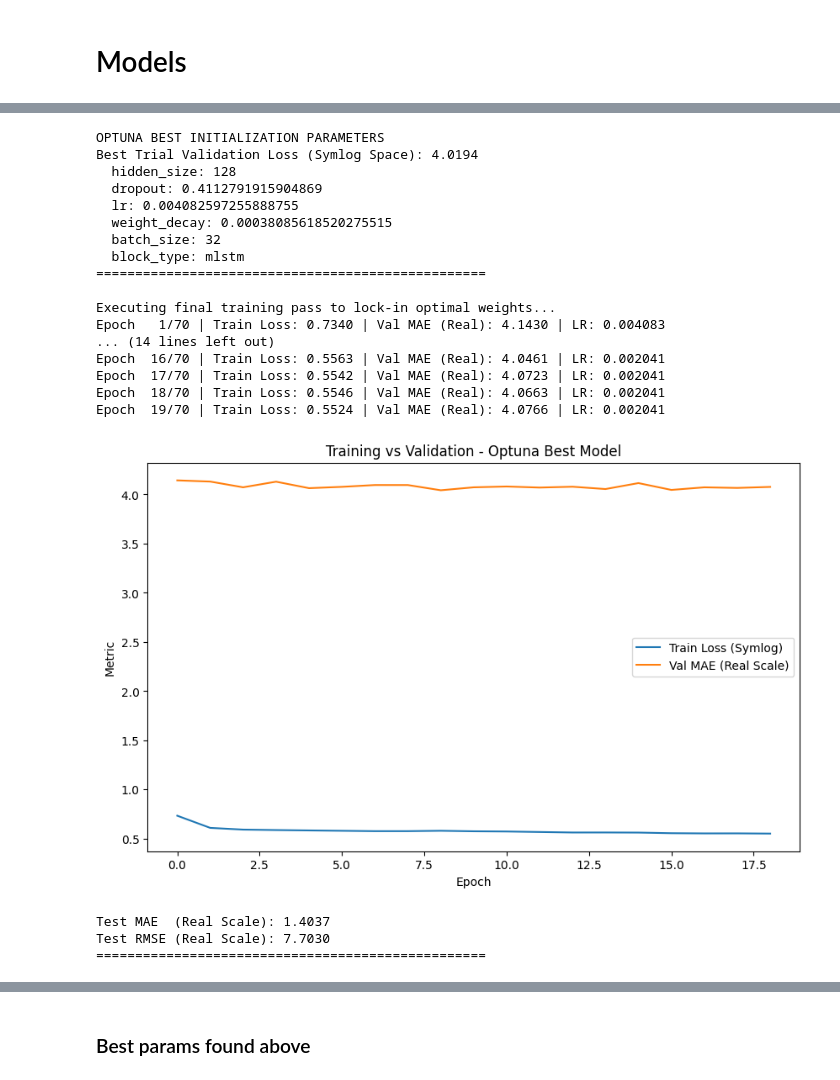
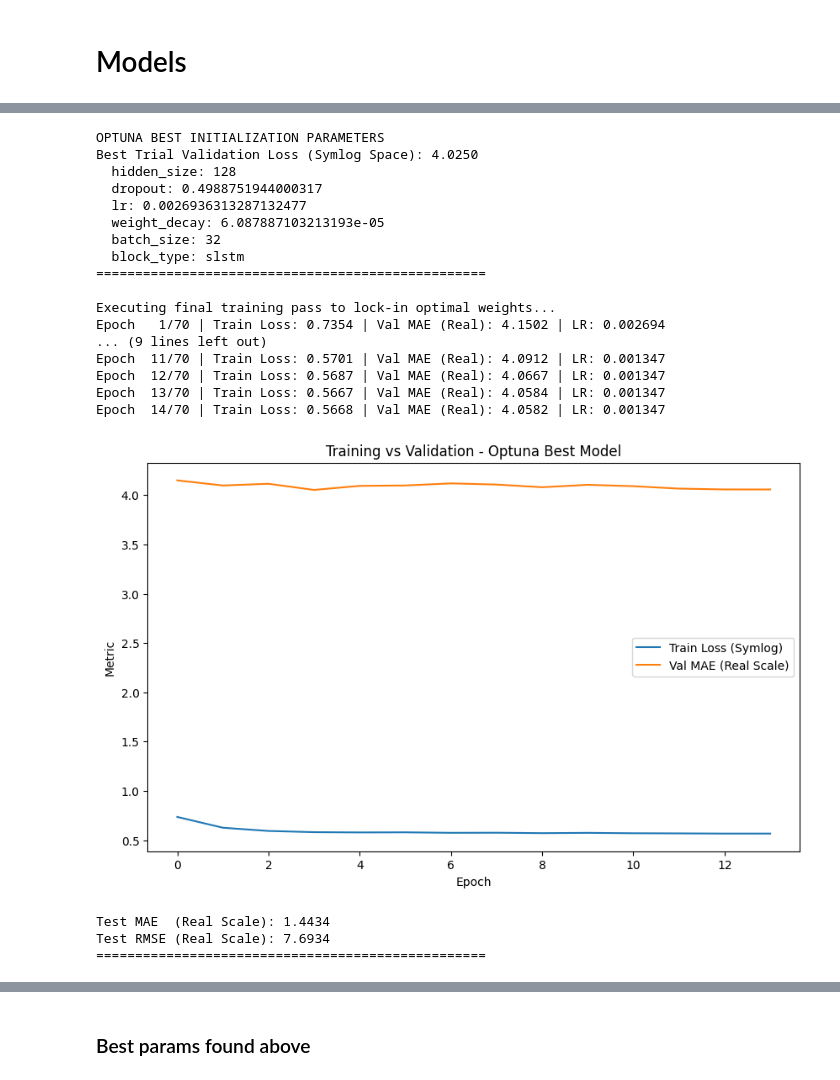
Before and after one commit to dvdbaggio/Mixed-Frequency-Forecasting, a Jupyter notebook: Model/xlstm_shallow.ipynb, the cells around one changed output, grey strips where cells are left out. Saved outputs shown, nothing was run; the diff lists cells and outputs as text; code cells hidden in the pictures.

```diff
--- a/Model/xlstm_shallow.ipynb
+++ b/Model/xlstm_shallow.ipynb
@@ -404,17 +439,18 @@ def train_model(model, train_loader, val_loader, criterion, lr, weight_decay, ep
         train_loss = 0.0
         train_valid_count = 0
 
-        for x_batch, y_batch, mask_batch, lengths in train_loader:
+        for x_batch, y_batch, mask_batch, static_batch, lengths in train_loader:
             x_batch = x_batch.to(device)
             y_batch = y_batch.to(device)
             mask_batch = mask_batch.to(device)
+            static_batch = static_batch.to(device)
             lengths = lengths.to(device)
 
             if mask_batch.sum() == 0:
                 continue
 
             optimizer.zero_grad()
-            preds = model(x_batch, lengths)
+            preds = model(x_batch, lengths, static_batch)
             valid_count = mask_batch.sum().item()
 
             loss = criterion(
@@ -442,17 +478,18 @@ def train_model(model, train_loader, val_loader, criterion, lr, weight_decay, ep
 
         with torch.no_grad():
 
-            for x_batch, y_batch, mask_batch, lengths in val_loader:
+            for x_batch, y_batch, mask_batch, static_batch, lengths in val_loader:
 
                 x_batch = x_batch.to(device)
                 y_batch = y_batch.to(device)
                 mask_batch = mask_batch.to(device)
+                static_batch = static_batch.to(device)
                 lengths = lengths.to(device)
 
                 if mask_batch.sum() == 0:
                     continue
 
-                preds = model(x_batch, lengths)
+                preds = model(x_batch, lengths, static_batch)
 
                 valid_count = mask_batch.sum().item()
 
@@ -518,14 +555,14 @@ def train_model_v2(model, train_loader, val_loader, criterion, optimizer, epochs
         model.train()
         train_loss = 0.0
         train_valid_count = 0
-        for x_batch, y_batch, mask_batch, lengths in train_loader:
-            x_batch, y_batch, mask_batch, lengths = x_batch.to(device), y_batch.to(device), mask_batch.to(device), lengths.to(device)
+        for x_batch, y_batch, mask_batch, static_batch, lengths in train_loader:
+            x_batch, y_batch, mask_batch, static_batch, lengths = x_batch.to(device), y_batch.to(device), mask_batch.to(device), static_batch.to(device), lengths.to(device)
 
             if mask_batch.sum() == 0:
                 continue
 
             optimizer.zero_grad()
-            preds = model(x_batch, lengths)
+            preds = model(x_batch, lengths, static_batch)
             valid_count = mask_batch.sum().item()
             loss = criterion(preds[mask_batch], y_batch[mask_batch])
             loss.backward()
@@ -541,13 +578,13 @@ def train_model_v2(model, train_loader, val_loader, criterion, optimizer, epochs
         val_real_mae = 0.0
         val_valid_count = 0
         with torch.no_grad():
-            for x_batch, y_batch, mask_batch, lengths in val_loader:
-                x_batch, y_batch, mask_batch, lengths = x_batch.to(device), y_batch.to(device), mask_batch.to(device), lengths.to(device)
+            for x_batch, y_batch, mask_batch, static_batch, lengths in val_loader:
+                x_batch, y_batch, mask_batch, static_batch, lengths = x_batch.to(device), y_batch.to(device), mask_batch.to(device), static_batch.to(device), lengths.to(device)
 
                 if mask_batch.sum() == 0:
                     continue
 
-                preds = model(x_batch, lengths)
+                preds = model(x_batch, lengths, static_batch)
                 valid_count = mask_batch.sum().item()
                 preds_real = inverse_symlog_tensor(preds[mask_batch])
                 y_real = inverse_symlog_tensor(y_batch[mask_batch])
@@ -586,11 +623,11 @@ def evaluate_real_metrics(model, test_loader, device):
     total_samples = 0
 
     with torch.no_grad():
-        for x_batch, y_batch_symlog, mask_batch, lengths in test_loader:
-            x_batch, y_batch_symlog, mask_batch, lengths = x_batch.to(device), y_batch_symlog.to(device), mask_batch.to(device), lengths.to(device)
+        for x_batch, y_batch_symlog, mask_batch, static_batch, lengths in test_loader:
+            x_batch, y_batch_symlog, mask_batch, static_batch, lengths = x_batch.to(device), y_batch_symlog.to(device), mask_batch.to(device), static_batch.to(device), lengths.to(device)
             if mask_batch.sum() == 0: continue
 
-            preds_symlog = model(x_batch, lengths)
+            preds_symlog = model(x_batch, lengths, static_batch)
             valid_preds_symlog = preds_symlog[mask_batch]
             valid_y_symlog = y_batch_symlog[mask_batch]
 
@@ -635,7 +672,8 @@ def objective(trial):
         hidden_size=hidden_size,
         num_targets=len(PREDICTION_TARGETS),
         dropout=dropout,
-        block_type=block_type
+        block_type=block_type,
+        static_dim=STATIC_DIM
     )
 
     # Locked onto our winner criteria from LSTM Tests:
@@ -652,10 +690,10 @@ def evaluate_per_target_metrics(model, test_loader, device, target_names):
     target_samples = {name: 0 for name in target_names}
 
     with torch.no_grad():
-        for x_batch, y_batch_symlog, mask_batch, lengths in test_loader:
-            x_batch, y_batch_symlog, mask_batch, lengths = x_batch.to(device), y_batch_symlog.to(device), mask_batch.to(device), lengths.to(device)
+        for x_batch, y_batch_symlog, mask_batch, static_batch, lengths in test_loader:
+            x_batch, y_batch_symlog, mask_batch, static_batch, lengths = x_batch.to(device), y_batch_symlog.to(device), mask_batch.to(device), static_batch.to(device), lengths.to(device)
 
-            preds_symlog = model(x_batch, lengths)
+            preds_symlog = model(x_batch, lengths, static_batch)
 
             for i, name in enumerate(target_names):
                 valid_mask = mask_batch[:, i]
@@ -723,7 +761,8 @@ final_model = ImprovedShallow_xLSTM(
     hidden_size=study.best_trial.params["hidden_size"],
     num_targets=len(PREDICTION_TARGETS),
     dropout=study.best_trial.params["dropout"],
-    block_type=study.best_trial.params["block_type"]
+    block_type=study.best_trial.params["block_type"],
+    static_dim=STATIC_DIM
 )
 
 print("Executing final training pass to lock-in optimal weights...")
@@ -733,47 +772,47 @@ val_loader_final = DataLoader(ImprovedYoYDatasetMTL(mtl_val_data, robust_scaler,
 result = train_model(
     model=final_model,
     train_loader=train_loader_final,
     val_loader=val_loader_final,
     criterion=nn.L1Loss(),
     lr=study.best_trial.params["lr"],
     weight_decay=study.best_trial.params["weight_decay"],
     epochs=MAX_EPOCHS,
     patience=PATIENCE,
     device=DEVICE
 )
 
 plt.figure(figsize=(10, 6))
 plt.plot(result["history"]["train_loss"], label="Train Loss (Symlog)")
 plt.plot(result["history"]["val_loss"], label="Val MAE (Real Scale)")
 plt.xlabel("Epoch")
 plt.ylabel("Metric")
 plt.title("Training vs Validation - Optuna Best Model")
 plt.legend()
 plt.show()
 
 final_model.load_state_dict(torch.torch.load('best_xlstm_model.pth', map_location=DEVICE))
 real_mae, real_rmse = evaluate_real_metrics(final_model, test_loader, DEVICE)
 # %% [output]
 OPTUNA BEST INITIALIZATION PARAMETERS
-Best Trial Validation Loss (Symlog Space): 4.0194
+Best Trial Validation Loss (Symlog Space): 4.0250
   hidden_size: 128
-  dropout: 0.4112791915904869
-  lr: 0.004082597255888755
-  weight_decay: 0.00038085618520275515
+  dropout: 0.4988751944000317
+  lr: 0.0026936313287132477
+  weight_decay: 6.087887103213193e-05
   batch_size: 32
-  block_type: mlstm
+  block_type: slstm
 ==================================================
 
 Executing final training pass to lock-in optimal weights...
-Epoch   1/70 | Train Loss: 0.7340 | Val MAE (Real): 4.1430 | LR: 0.004083
-... (14 lines left out)
-Epoch  16/70 | Train Loss: 0.5563 | Val MAE (Real): 4.0461 | LR: 0.002041
-Epoch  17/70 | Train Loss: 0.5542 | Val MAE (Real): 4.0723 | LR: 0.002041
-Epoch  18/70 | Train Loss: 0.5546 | Val MAE (Real): 4.0663 | LR: 0.002041
-Epoch  19/70 | Train Loss: 0.5524 | Val MAE (Real): 4.0766 | LR: 0.002041
+Epoch   1/70 | Train Loss: 0.7354 | Val MAE (Real): 4.1502 | LR: 0.002694
+... (9 lines left out)
+Epoch  11/70 | Train Loss: 0.5701 | Val MAE (Real): 4.0912 | LR: 0.001347
+Epoch  12/70 | Train Loss: 0.5687 | Val MAE (Real): 4.0667 | LR: 0.001347
+Epoch  13/70 | Train Loss: 0.5667 | Val MAE (Real): 4.0584 | LR: 0.001347
+Epoch  14/70 | Train Loss: 0.5668 | Val MAE (Real): 4.0582 | LR: 0.001347
-[figure, old version]
+[figure, new version]
-Test MAE  (Real Scale): 1.4037
-Test RMSE (Real Scale): 7.7030
+Test MAE  (Real Scale): 1.4434
+Test RMSE (Real Scale): 7.6934
 ==================================================
 # %%
 per_target_results = evaluate_per_target_metrics(final_model, test_loader, DEVICE, PREDICTION_TARGETS)
```
Also changed, not shown: parts of 12 cells of this notebook, 4 other files.
